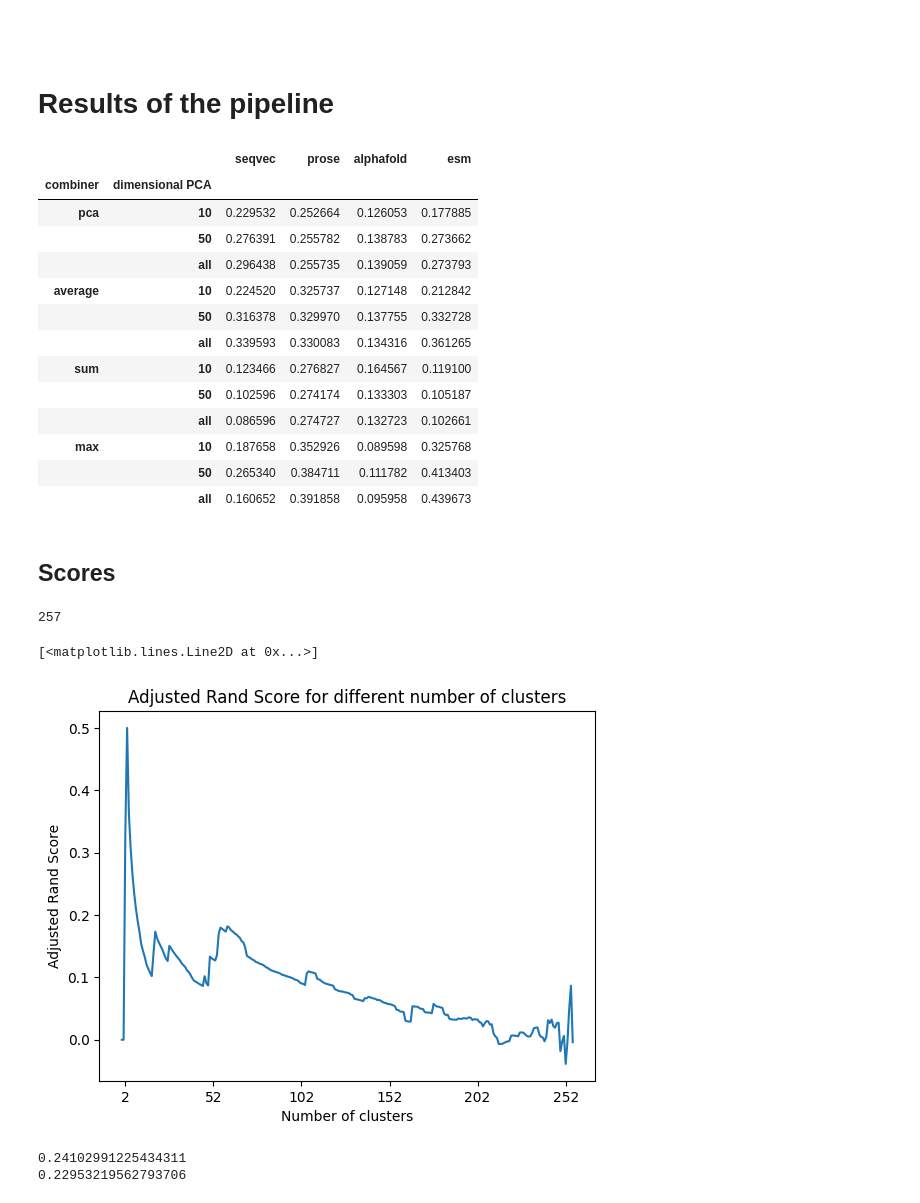
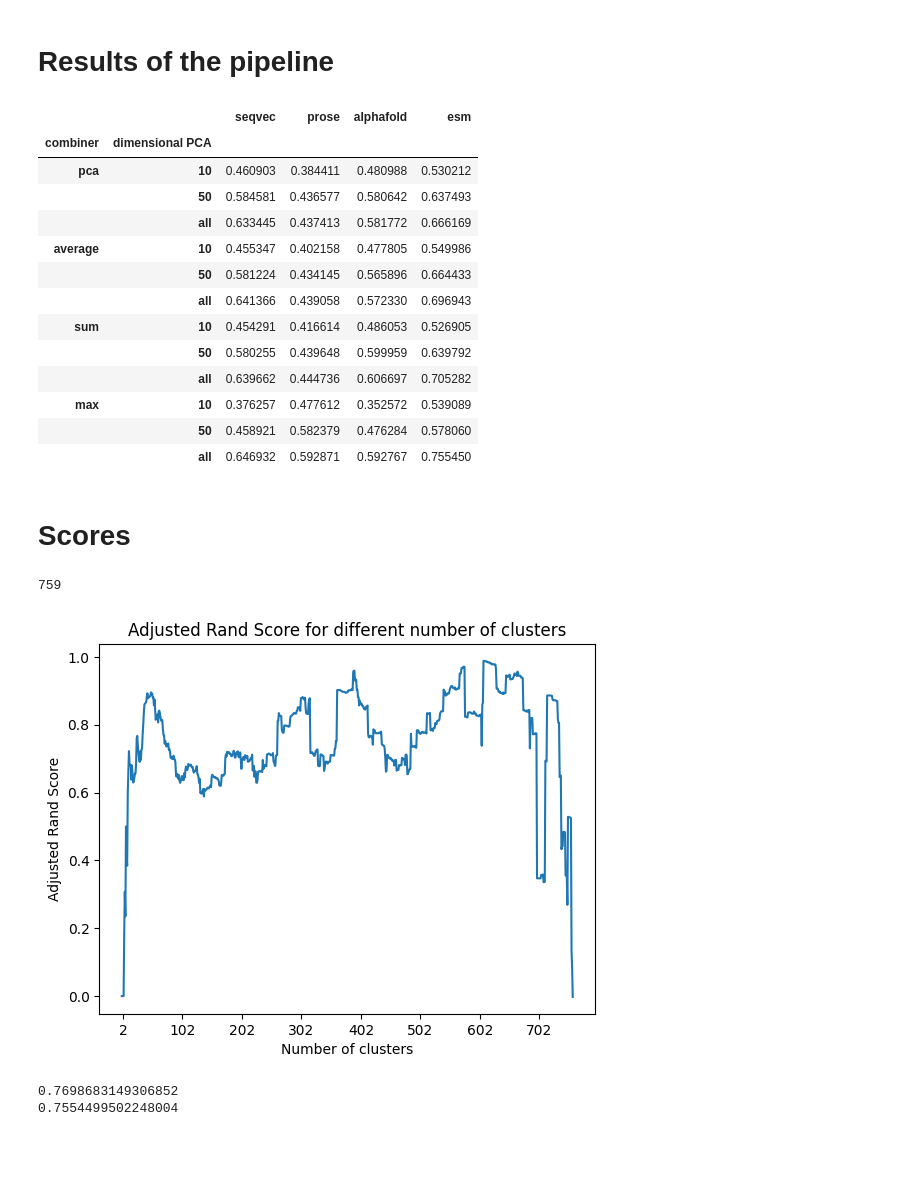
Before and after one commit to matteotolloso/BioEmbedding, a Jupyter notebook: results.ipynb, the cells around one changed output. Drawn from its saved outputs; the diff is of its cells as text; code cells hidden in the pictures; blank space fills up the shorter version.

```diff
--- a/results.ipynb
+++ b/results.ipynb
@@ -1,13 +1,11 @@
-# %% [markdown]
-#
 # %% [markdown]
 # Results of the pipeline
 # %%
 import pickle
 from autoembedding.results_manager import results2table
 
-results = pickle.load(open("./results/phylogenetic_results_topo.pkl", "rb"))
-r = results2table(
+results = pickle.load(open("./results/phylogenetic_results_emoglobina.pkl", "rb"))
+r, best_lst = results2table(
     results,
     embedders= [
         # "dnabert",
@@ -26,50 +24,46 @@ r = results2table(
     preferred_edge_weight="method_1",
     preferred_annotation="taxonomy"
 )
-# r.to_latex("./latex_output.tex")
+r.to_latex("./latex_output.tex")
 r
 # %% [output]
 |  |  | seqvec | prose | alphafold | esm |
 | combiner | dimensional PCA |  |  |  |  |
-| pca | 10 | 0.229532 | 0.252664 | 0.126053 | 0.177885 |
-|  | 50 | 0.276391 | 0.255782 | 0.138783 | 0.273662 |
-|  | all | 0.296438 | 0.255735 | 0.139059 | 0.273793 |
-| average | 10 | 0.224520 | 0.325737 | 0.127148 | 0.212842 |
-|  | 50 | 0.316378 | 0.329970 | 0.137755 | 0.332728 |
-|  | all | 0.339593 | 0.330083 | 0.134316 | 0.361265 |
-| sum | 10 | 0.123466 | 0.276827 | 0.164567 | 0.119100 |
-|  | 50 | 0.102596 | 0.274174 | 0.133303 | 0.105187 |
-|  | all | 0.086596 | 0.274727 | 0.132723 | 0.102661 |
-| max | 10 | 0.187658 | 0.352926 | 0.089598 | 0.325768 |
-|  | 50 | 0.265340 | 0.384711 | 0.111782 | 0.413403 |
-|  | all | 0.160652 | 0.391858 | 0.095958 | 0.439673 |
+| pca | 10 | 0.460903 | 0.384411 | 0.480988 | 0.530212 |
+|  | 50 | 0.584581 | 0.436577 | 0.580642 | 0.637493 |
+|  | all | 0.633445 | 0.437413 | 0.581772 | 0.666169 |
+| average | 10 | 0.455347 | 0.402158 | 0.477805 | 0.549986 |
+|  | 50 | 0.581224 | 0.434145 | 0.565896 | 0.664433 |
+|  | all | 0.641366 | 0.439058 | 0.572330 | 0.696943 |
+| sum | 10 | 0.454291 | 0.416614 | 0.486053 | 0.526905 |
+|  | 50 | 0.580255 | 0.439648 | 0.599959 | 0.639792 |
+|  | all | 0.639662 | 0.444736 | 0.606697 | 0.705282 |
+| max | 10 | 0.376257 | 0.477612 | 0.352572 | 0.539089 |
+|  | 50 | 0.458921 | 0.582379 | 0.476284 | 0.578060 |
+|  | all | 0.646932 | 0.592871 | 0.592767 | 0.755450 |
 # %% [markdown]
-## Scores
+# Scores
 # %%
 import matplotlib.pyplot as plt
 import numpy as np
 
-results = pickle.load(open("./results/phylogenetic_results_batterio.pkl", "rb"))
-scores = results[0][0]['adjusted_rand_scores']
-
 # reverse the list, since the first element represent each point in its own cluster
-scores = scores[::-1]
-
+best_lst = best_lst[::-1]
 
 plt.xlabel("Number of clusters")
 plt.ylabel("Adjusted Rand Score")
 plt.title("Adjusted Rand Score for different number of clusters")
-plt.xticks(range(2, len(scores)+2, 50))
+plt.xticks(range(2, len(best_lst)+2, 100))
 
-print(len(scores))
-plt.plot(scores)
+print(len(best_lst))
+plt.plot(best_lst)
+plt.savefig("results.eps")
 # %% [output]
-257
+759
-[<matplotlib.lines.Line2D at 0x...>]
-[figure, old version]
+[figure, new version]
 # %%
-print(np.median(scores))
-print(np.mean(scores))
+print(np.median(best_lst))
+print(np.mean(best_lst))
 # %% [output]
-0.24102991225434311
-0.22953219562793706
+0.7698683149306852
+0.7554499502248004
```
Also changed, not shown: 9 other files.
